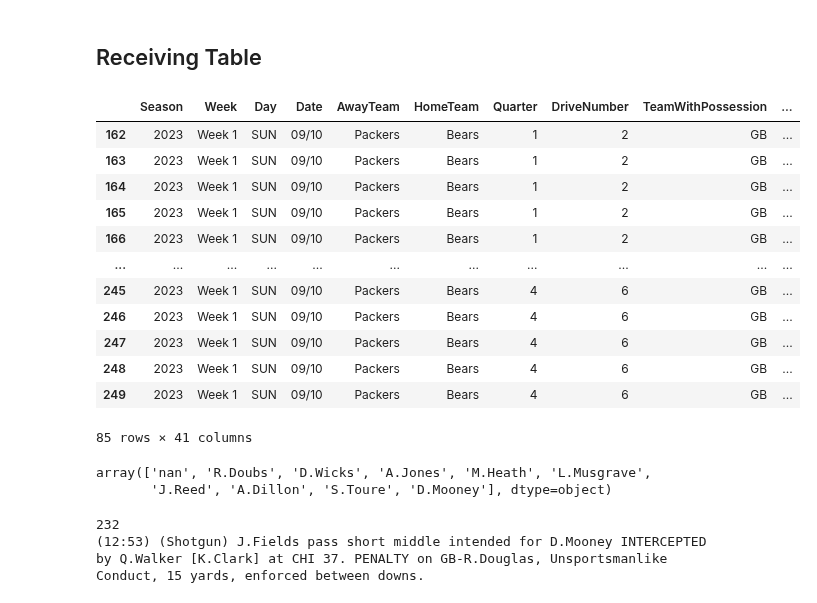
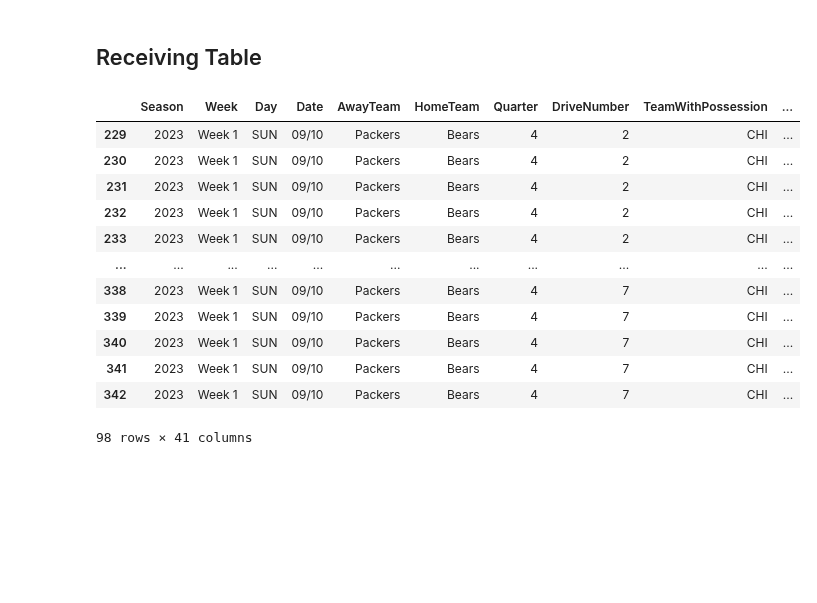
Before and after one commit to KeoniM/NFL_Data_Cleaning, a Jupyter notebook: NFL_Plays_Week1_2023.ipynb, the cells around one changed output. Cells and saved outputs as stored; diff of their text form; code cells hidden in the pictures; blank space fills up the shorter version.

Commit message:
Finished creating Quarterback stats table. Troubleshooting data.

```diff
--- a/NFL_Plays_Week1_2023.ipynb
+++ b/NFL_Plays_Week1_2023.ipynb
@@ -680,20 +680,28 @@ def extract_fumble_data(df_plays, play, play_index, main_action_patterns, main_c
 
   for play in play_split:
 
-    recovery_run_row = pd.DataFrame([original_play_copy.copy()], columns=df_plays.columns)
+    recovery_row = pd.DataFrame([original_play_copy.copy()], columns=df_plays.columns)
 
     # Recovery after fumble was fumbled
     if len(play) > 1:
-      recovery_run_row['FumbleDetails'] = play[1]
+      recovery_row['FumbleDetails'] = play[1]
       forced_fumble = re.findall(forced_fumble_pattern, play[1])
       if len(forced_fumble) > 0:
-        recovery_run_row['ForcedFumbleBy'] = forced_fumble[0]
+        recovery_row['ForcedFumbleBy'] = forced_fumble[0]
 
-    recovery_run_row['PlayDescription'] = play[0]
-    recovery_run_row['PlayOutcome'] = 'Run' # <-- Possibly change this in the future (could be something like 'fumble recovery run?' unless it was the rb that recovered)
-    cleaned_recovery_run_row = clean_run_plays(recovery_run_row)
-    cleaned_recovery_run_row['PlayOutcome'] = original_play_copy['PlayOutcome'] # <- Maybe this isn't correct? when a play is split by multiple rows, this becomes tricky.
-    list_recovery_runs.append(cleaned_recovery_run_row)
+    recovery_row['PlayDescription'] = play[0]
+    # Pass after fumble recovery
+    pass_play = re.findall(passer_name_pattern, play[0])
+    if len(pass_play) > 0:
+      recovery_row['PlayOutcome'] = 'Pass'
+      cleaned_recovery_row = clean_pass_plays(recovery_row)
+    # Everything else can be labeled as a run play
+    else:
+      recovery_row['PlayOutcome'] = 'Run' # <-- Possibly change this in the future (could be something like 'fumble recovery run?' unless it was the rb that recovered)
+      cleaned_recovery_row = clean_run_plays(recovery_row)
+
+    cleaned_recovery_row['PlayOutcome'] = original_play_copy['PlayOutcome'] # <- Maybe this isn't correct? when a play is split by multiple rows, this becomes tricky.
+    list_recovery_runs.append(cleaned_recovery_row)
 
   ###################
   # 3.NEW DATAFRAME #
@@ -1909,7 +1917,6 @@ def clean_touchdown_plays(df_plays, index_start=None):
 
       #################################################################################################### Under Construction
 
-      #
       wrong_team_with_possession = df_plays['TeamWithPossession'].loc[idx]
       if wrong_team_with_possession == dict_teams.get(df_plays['HomeTeam'].loc[idx]):
         correct_team_with_possession = dict_teams.get(df_plays['AwayTeam'].loc[idx])
@@ -1918,7 +1925,7 @@ def clean_touchdown_plays(df_plays, index_start=None):
 
       # HERE I NEED TO CHANGE ALL 'TEAMWITHPOSSESSION' FEATURES FOR EVERY PLAY IN DRIVE
       # I need to figure out how to efficiently grab every play in drive.
-      features_for_unique_drive = ['Season', 'Week', 'AwayTeam', 'HomeTeam', 'Quarter', 'DriveNumber']
+      intercepted_touchdown_row['TeamWithPossession'] = correct_team_with_possession
       conditions_for_unique_drive = ((df_plays['Season'] == df_plays['Season'].loc[idx]) &
       (df_plays['Week'] == df_plays['Week'].loc[idx]) &
       (df_plays['AwayTeam'] == df_plays['AwayTeam'].loc[idx]) &
@@ -1927,7 +1934,6 @@ def clean_touchdown_plays(df_plays, index_start=None):
       (df_plays['DriveNumber'] == df_plays['DriveNumber'].loc[idx]))
 
       df_plays.loc[conditions_for_unique_drive, 'TeamWithPossession'] = correct_team_with_possession
-
 
       ####################################################################################################
 
@@ -4619,32 +4653,20 @@ home_team = df_2023_week1_schedule['HomeTeam'].iloc[game_num]
 df_all_plays_in_game = df_week1_plays_cleaned.loc[(df_week1_plays_cleaned['HomeTeam'] == home_team) &
                                                   (df_week1_plays_cleaned['AwayTeam'] == away_team)]
 # %%
-gb_plays = df_all_plays_in_game.loc[df_all_plays_in_game['TeamWithPossession'] == "GB"]
+chi_plays = df_all_plays_in_game.loc[df_all_plays_in_game['TeamWithPossession'] == "CHI"]
 
-gb_plays
+chi_plays
 # %% [output]
 |  | Season | Week | Day | Date | AwayTeam | HomeTeam | Quarter | DriveNumber | TeamWithPossession | ... |
-| 162 | 2023 | Week 1 | SUN | 09/10 | Packers | Bears | 1 | 2 | GB | ... |
-| 163 | 2023 | Week 1 | SUN | 09/10 | Packers | Bears | 1 | 2 | GB | ... |
-| 164 | 2023 | Week 1 | SUN | 09/10 | Packers | Bears | 1 | 2 | GB | ... |
-| 165 | 2023 | Week 1 | SUN | 09/10 | Packers | Bears | 1 | 2 | GB | ... |
-| 166 | 2023 | Week 1 | SUN | 09/10 | Packers | Bears | 1 | 2 | GB | ... |
+| 229 | 2023 | Week 1 | SUN | 09/10 | Packers | Bears | 4 | 2 | CHI | ... |
+| 230 | 2023 | Week 1 | SUN | 09/10 | Packers | Bears | 4 | 2 | CHI | ... |
+| 231 | 2023 | Week 1 | SUN | 09/10 | Packers | Bears | 4 | 2 | CHI | ... |
+| 232 | 2023 | Week 1 | SUN | 09/10 | Packers | Bears | 4 | 2 | CHI | ... |
+| 233 | 2023 | Week 1 | SUN | 09/10 | Packers | Bears | 4 | 2 | CHI | ... |
 | ... | ... | ... | ... | ... | ... | ... | ... | ... | ... | ... |
-| 245 | 2023 | Week 1 | SUN | 09/10 | Packers | Bears | 4 | 6 | GB | ... |
-| 246 | 2023 | Week 1 | SUN | 09/10 | Packers | Bears | 4 | 6 | GB | ... |
-| 247 | 2023 | Week 1 | SUN | 09/10 | Packers | Bears | 4 | 6 | GB | ... |
-| 248 | 2023 | Week 1 | SUN | 09/10 | Packers | Bears | 4 | 6 | GB | ... |
-| 249 | 2023 | Week 1 | SUN | 09/10 | Packers | Bears | 4 | 6 | GB | ... |
+| 338 | 2023 | Week 1 | SUN | 09/10 | Packers | Bears | 4 | 7 | CHI | ... |
+| 339 | 2023 | Week 1 | SUN | 09/10 | Packers | Bears | 4 | 7 | CHI | ... |
+| 340 | 2023 | Week 1 | SUN | 09/10 | Packers | Bears | 4 | 7 | CHI | ... |
+| 341 | 2023 | Week 1 | SUN | 09/10 | Packers | Bears | 4 | 7 | CHI | ... |
+| 342 | 2023 | Week 1 | SUN | 09/10 | Packers | Bears | 4 | 7 | CHI | ... |
-85 rows × 41 columns
+98 rows × 41 columns
-# %%
-gb_plays['Receiver'].unique()
-# %% [output]
-array(['nan', 'R.Doubs', 'D.Wicks', 'A.Jones', 'M.Heath', 'L.Musgrave',
-       'J.Reed', 'A.Dillon', 'S.Toure', 'D.Mooney'], dtype=object)
-# %%
-for idx, value in gb_plays['PlayDescription'].loc[gb_plays['Receiver'] == "D.Mooney"].items():
-  print(idx)
-  print(value)
-# %% [output]
-232
-(12:53) (Shotgun) J.Fields pass short middle intended for D.Mooney INTERCEPTED by Q.Walker [K.Clark] at CHI 37. PENALTY on GB-R.Douglas, Unsportsmanlike Conduct, 15 yards, enforced between downs.
```
Also changed, not shown: parts of 25 cells of this notebook.
